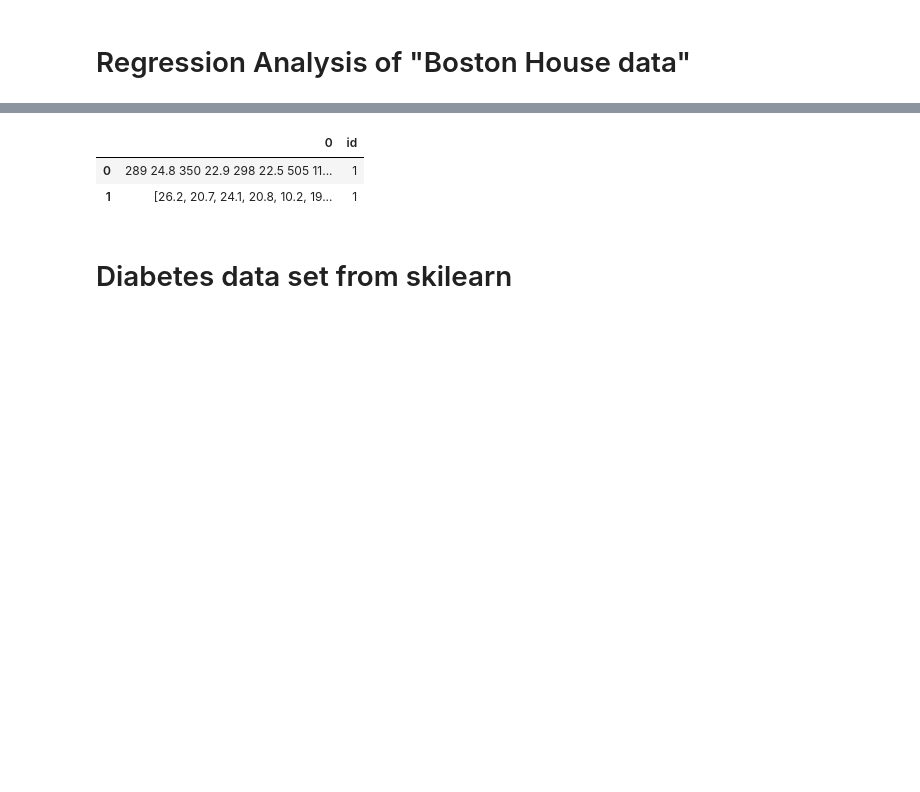
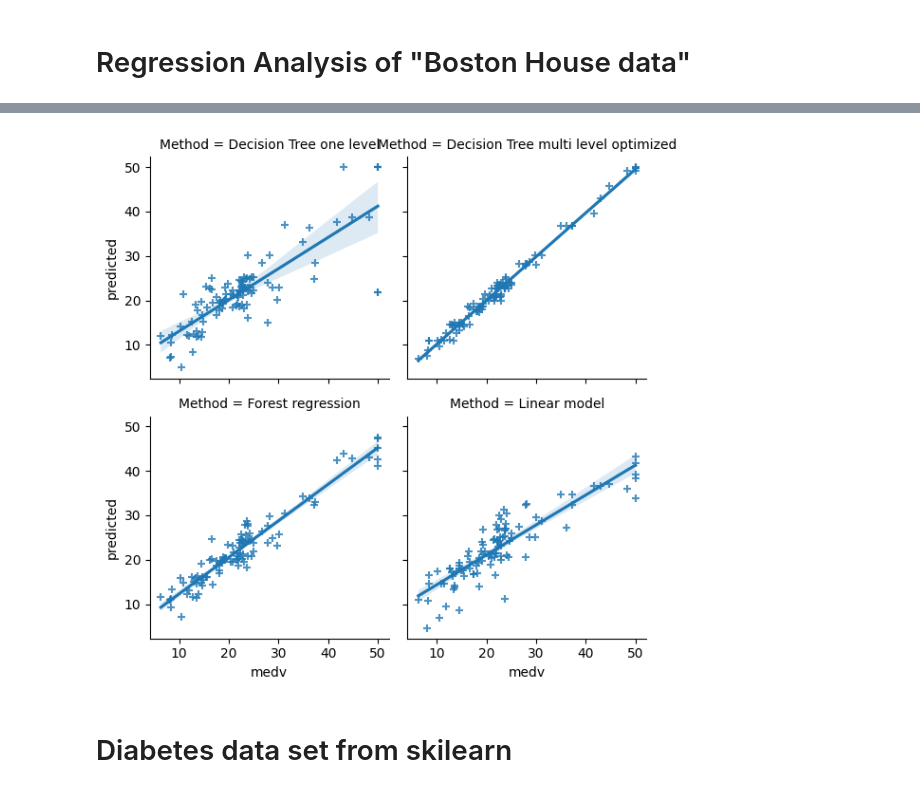
Before and after one commit to yjad/ML, a Jupyter notebook: sklearn_tes_1t.ipynb, the cells around one changed output, grey strips where cells are left out. Saved outputs shown, nothing was run; the diff lists cells and outputs as text; code cells hidden in the pictures; blank space fills up the shorter version.

```diff
--- a/sklearn_tes_1t.ipynb
+++ b/sklearn_tes_1t.ipynb
@@ -27,5 +43,5 @@ def print_model_performance(model, y, prediction, reg_method_id):
 # %%
-def plt_one_graph(df):
+def plt_one_graph(df, pivot, y_col):
 
-    g = sns.FacetGrid(data=df, col='id', col_wrap=2)
-    g.map(sns.regplot, 'id')
+    g = sns.FacetGrid(data=df, col=pivot, col_wrap=2)
+    g.map(sns.regplot, y_col, 'predicted',  marker = '+')
@@ -63,7 +81,7 @@ def reg_decision_tree_max_leaf(train_X, val_X, train_y, val_y):
         #print (i, max_leaf)
         x = get_mae(max_leaf, train_X, val_X, train_y, val_y)
         mae.append(x)
-        print(f"Max leaf nodes: {max_leaf}  \t\t Mean Absolute Error:  {x}")
+        print(f"Max leaf nodes: {max_leaf}  \t\t Mean Absolute Error:  {x:.2f}")
 
     # Store the best value of max_leaf_nodes (it will be either 5, 25, 50, 100, 250 or 500)
     m = mae.index(min(mae))
@@ -74,4 +92,5 @@ def reg_decision_tree_max_leaf(train_X, val_X, train_y, val_y):
     final_model.fit(X, y)
     pred = final_model.predict(val_X)
     print_model_performance(final_model, val_y, pred, 1)
+    return pred
 # %% [markdown]
@@ -84,4 +103,5 @@ def use_forest_regression(train_X, val_X, train_y, val_y):
     forest_model.fit(train_X, train_y)
     melb_preds = forest_model.predict(val_X)
     print_model_performance(forest_model, val_y, melb_preds, 2)
+    return melb_preds
 # %% [markdown]
@@ -93,6 +113,7 @@ def use_linear_model(train_X, eval_X, train_y, eval_y):
     pred = model.predict(eval_X)
     print_model_performance(model, eval_y, pred,3)
     # print ('Mead squared Error (MSE):', mean_squared_error(val_y, pred))
+    return pred
 # %% [markdown]
 # Regression analysis of "train data set" using 4 methods
 # %%
@@ -150,32 +205,38 @@ boston_data = pd.read_csv(file_path)
 y= boston_data.medv
 X = boston_data.drop('medv', axis='columns')
 
-one_graph_df = pd.DataFrame(columns=['val_y', 'pred', 'id'])
 # # Split into validation and training data
-# train_X, val_X, train_y, val_y = train_test_split(X, y, random_state=1)
-train_X, val_X, train_y, val_y = train_test_split(X, y, test_size =0.2)
+train_X, val_X, train_y, val_y = train_test_split(X, y, test_size =0.2, random_state=1)
 
 print ('************ Decision Tree one level ***************')
 pred = reg_decision_tree_1(train_X, val_X, train_y, val_y)
-# x = pd.DataFrame(val_y)
-# x['pred'] = pred
-# x['id'] = 1
-one_graph_df = pd.concat([pd.Series(val_y), pd.Series(pred), pd.Series(1)])
-print (one_graph_df)
-# print ('\n************ Decision Tree multi level optimized ***************')
-# pred = reg_decision_tree_max_leaf(train_X, val_X, train_y, val_y)
+all_reg = pd.DataFrame(val_y)
+all_reg['pred'] = pred
+all_reg['id'] = reg_method[0]
+print ('\n************ Decision Tree multi level optimized ***************')
+pred = reg_decision_tree_max_leaf(train_X, val_X, train_y, val_y)
 
-# x = pd.DataFrame(data = [val_y, pred])
-# x['id'] = 2
-# one_graph_df = pd.concat([one_graph_df, x])
+x = pd.DataFrame(val_y)
+x['pred'] = pred
+x['id'] = reg_method[1]
+all_reg = pd.concat([all_reg, x])
 
-# print ('\n************ User Forest model regression ***************')
-# use_forest_regression(train_X, val_X, train_y, val_y)
+print ('\n************ User Forest model regression ***************')
+pred = use_forest_regression(train_X, val_X, train_y, val_y)
 
-# print ('\n************ Linear Model ***************')
-# use_linear_model(train_X, val_X, train_y, val_y)
+x = pd.DataFrame(val_y)
+x['pred'] = pred
+x['id'] = reg_method[2]
+all_reg = pd.concat([all_reg, x])
 
-# print ("one graph df:", one_graph_df)
-# plt_one_graph(one_graph_df)
+print ('\n************ Linear Model ***************')
+pred = use_linear_model(train_X, val_X, train_y, val_y)
+
+x = pd.DataFrame(val_y)
+x['pred'] = pred
+x['id'] = reg_method[3]
+all_reg = pd.concat([all_reg, x])
+all_reg.columns = ['medv', 'predicted', 'Method']
+plt_one_graph(all_reg, 'Method')
 # %% [output]
 ************ Decision Tree one level ***************
@@ -197,9 +259,4 @@ Length: 205, dtype: float64
+[figure, added]
-# %%
-x
-# %% [output]
-|  | 0 | id |
-| 0 | 289 24.8 350 22.9 298 22.5 505 11... | 1 |
-| 1 | [26.2, 20.7, 24.1, 20.8, 10.2, 19... | 1 |
 # %% [markdown]
 # Diabetes data set from skilearn
 # %%
```
Also changed, not shown: parts of 10 cells of this notebook.
